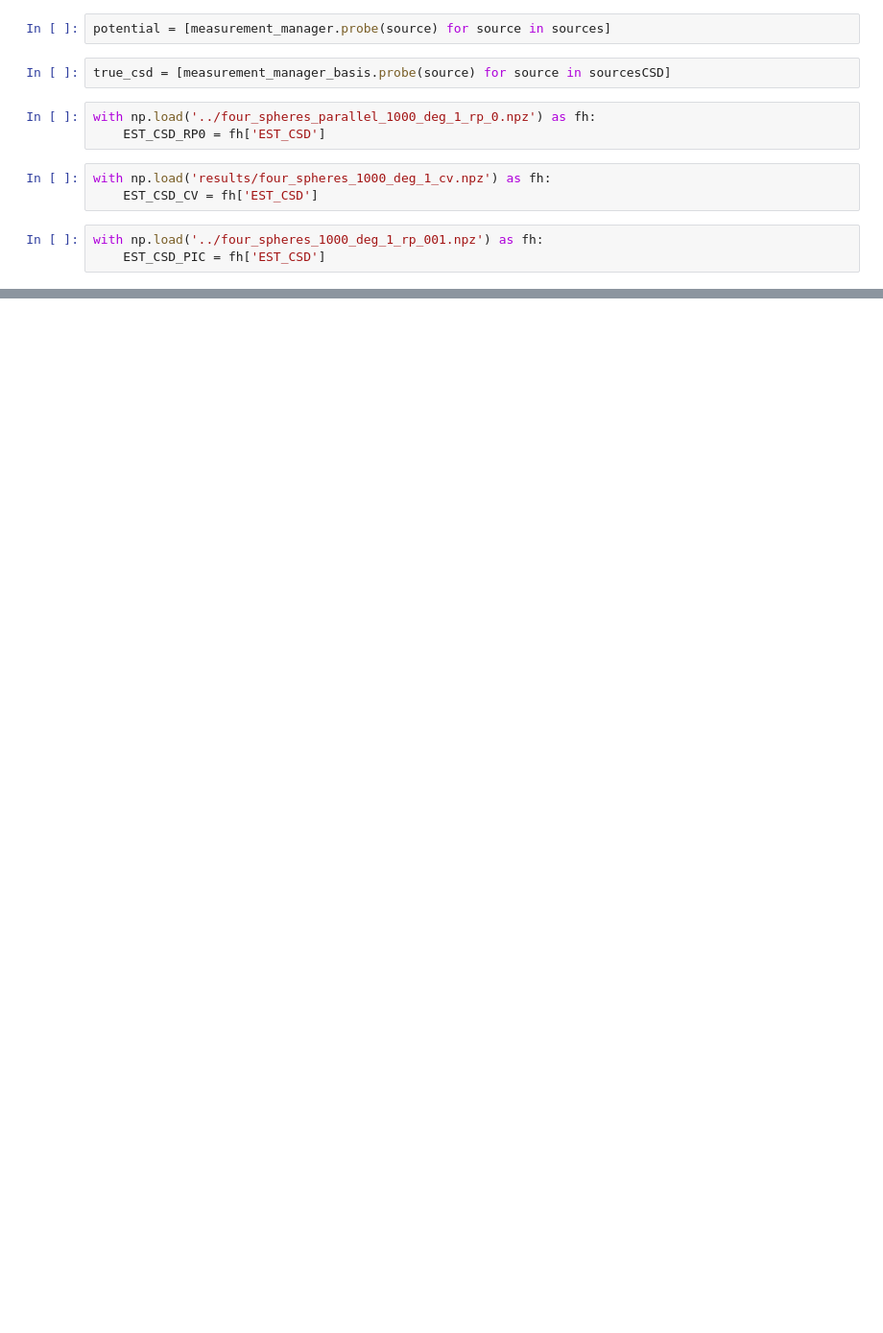
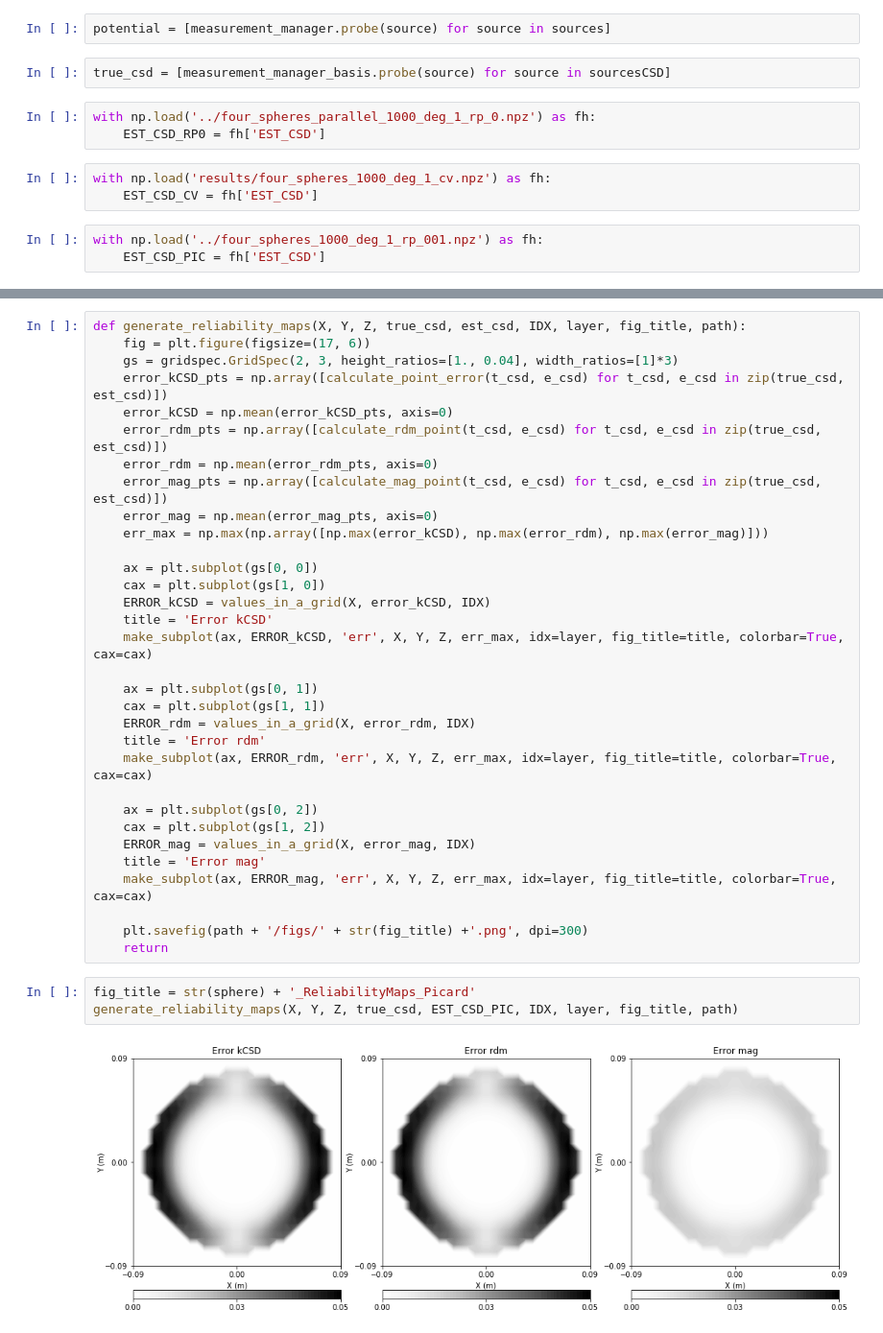
Before and after one commit to Neuroinflab/kESI, a Jupyter notebook: extras/validation/plotting_results.ipynb, the cells around one changed output, grey strips where cells are left out. Shown at 96% size. Cells and saved outputs as stored; diff of their text form; blank space fills up the shorter version.

Commit message:
Subplots for eigensources and csd projection.

```diff
--- a/extras/validation/plotting_results.ipynb
+++ b/extras/validation/plotting_results.ipynb
@@ -337,0 +341,37 @@ four_spheres validation PicardCV src_nr 0
+# %%
+def generate_reliability_maps(X, Y, Z, true_csd, est_csd, IDX, layer, fig_title, path):
+    fig = plt.figure(figsize=(17, 6))
+    gs = gridspec.GridSpec(2, 3, height_ratios=[1., 0.04], width_ratios=[1]*3)
+    error_kCSD_pts = np.array([calculate_point_error(t_csd, e_csd) for t_csd, e_csd in zip(true_csd, est_csd)])
+    error_kCSD = np.mean(error_kCSD_pts, axis=0)
+    error_rdm_pts = np.array([calculate_rdm_point(t_csd, e_csd) for t_csd, e_csd in zip(true_csd, est_csd)])
+    error_rdm = np.mean(error_rdm_pts, axis=0)
+    error_mag_pts = np.array([calculate_mag_point(t_csd, e_csd) for t_csd, e_csd in zip(true_csd, est_csd)])
+    error_mag = np.mean(error_mag_pts, axis=0)
+    err_max = np.max(np.array([np.max(error_kCSD), np.max(error_rdm), np.max(error_mag)]))
+
+    ax = plt.subplot(gs[0, 0])
+    cax = plt.subplot(gs[1, 0])
+    ERROR_kCSD = values_in_a_grid(X, error_kCSD, IDX)
+    title = 'Error kCSD'
+    make_subplot(ax, ERROR_kCSD, 'err', X, Y, Z, err_max, idx=layer, fig_title=title, colorbar=True, cax=cax)
+
+    ax = plt.subplot(gs[0, 1])
+    cax = plt.subplot(gs[1, 1])
+    ERROR_rdm = values_in_a_grid(X, error_rdm, IDX)
+    title = 'Error rdm'
+    make_subplot(ax, ERROR_rdm, 'err', X, Y, Z, err_max, idx=layer, fig_title=title, colorbar=True, cax=cax)
+
+    ax = plt.subplot(gs[0, 2])
+    cax = plt.subplot(gs[1, 2])
+    ERROR_mag = values_in_a_grid(X, error_mag, IDX)
+    title = 'Error mag'
+    make_subplot(ax, ERROR_mag, 'err', X, Y, Z, err_max, idx=layer, fig_title=title, colorbar=True, cax=cax)
+
+    plt.savefig(path + '/figs/' + str(fig_title) +'.png', dpi=300)
+    return
+# %%
+fig_title = str(sphere) + '_ReliabilityMaps_Picard'
+generate_reliability_maps(X, Y, Z, true_csd, EST_CSD_PIC, IDX, layer, fig_title, path)
+# %% [output]
+[figure, added]
```
Also changed, not shown: parts of 14 cells of this notebook.
